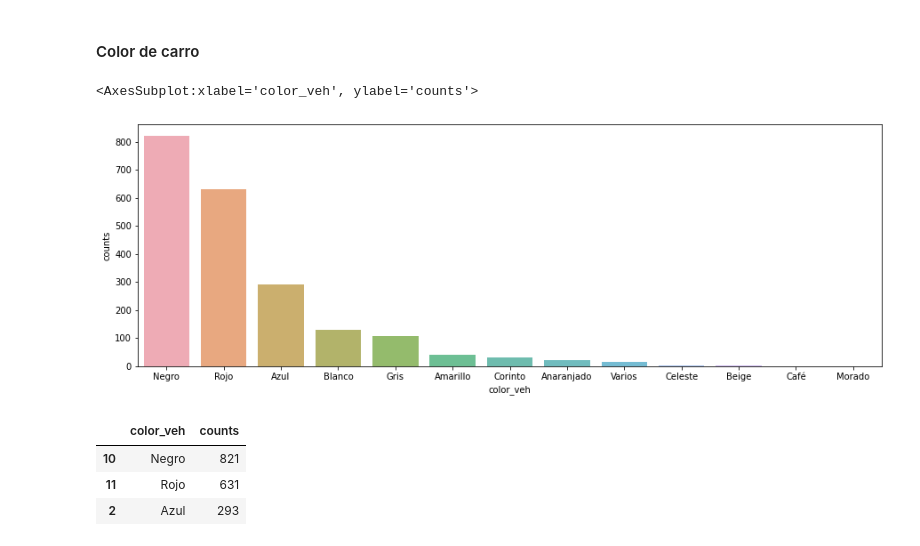
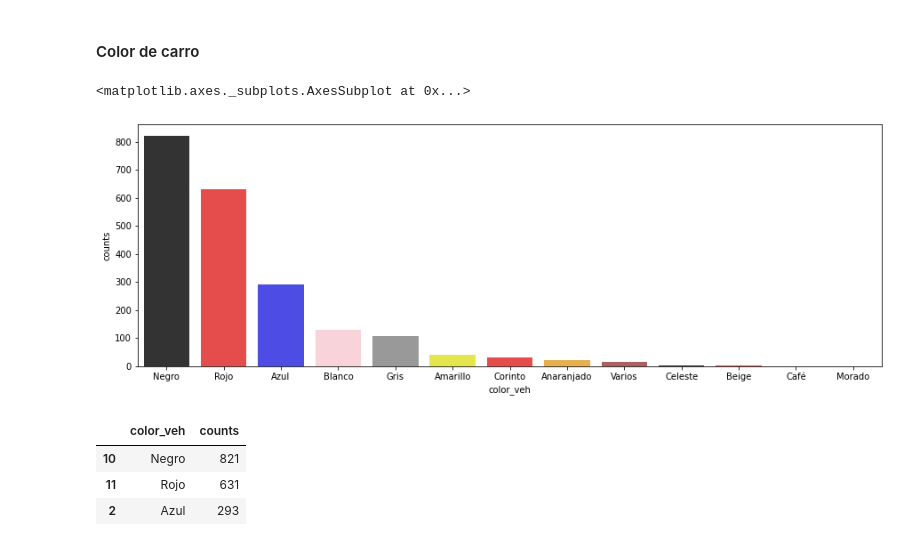
Before and after one commit to gusta257/HDT8_DS, a Jupyter notebook: HDT8.ipynb, the cells around one changed output. Cells and saved outputs as stored; diff of their text form; code cells hidden in the pictures.

```diff
--- a/HDT8.ipynb
+++ b/HDT8.ipynb
@@ -52,3 +79,16 @@ dataAcc_Total.loc[dataAcc_Total['color_veh'] == 17, 'color_veh']  = 'Varios'
+# %%
+dataAcc_Total.loc[dataAcc_Total['mes_ocu'] == 1, 'mes_ocu'] = 'Enero'
+dataAcc_Total.loc[dataAcc_Total['mes_ocu'] == 2, 'mes_ocu']  = 'Febrero'
+dataAcc_Total.loc[dataAcc_Total['mes_ocu'] == 3, 'mes_ocu']  = 'Marzo'
+dataAcc_Total.loc[dataAcc_Total['mes_ocu'] == 4, 'mes_ocu']  = 'Abril'
+dataAcc_Total.loc[dataAcc_Total['mes_ocu'] == 5, 'mes_ocu'] = 'Mayo'
+dataAcc_Total.loc[dataAcc_Total['mes_ocu'] == 6, 'mes_ocu'] = 'Junio'
+dataAcc_Total.loc[dataAcc_Total['mes_ocu'] == 7, 'mes_ocu']  = 'Julio'
+dataAcc_Total.loc[dataAcc_Total['mes_ocu'] == 8, 'mes_ocu']  = 'Agosto'
+dataAcc_Total.loc[dataAcc_Total['mes_ocu'] == 9, 'mes_ocu']  = 'Septiembre'
+dataAcc_Total.loc[dataAcc_Total['mes_ocu'] == 10, 'mes_ocu']  = 'Octubre'
+dataAcc_Total.loc[dataAcc_Total['mes_ocu'] == 11, 'mes_ocu']  = 'Noviembre'
+dataAcc_Total.loc[dataAcc_Total['mes_ocu'] == 12, 'mes_ocu']  = 'Diciembre'
 # %% [markdown]
 ## Eliminación de datos con color "99" y edades con 999
 # %%
@@ -114,11 +154,11 @@ dtype: int64
 # %%
 s = dataAcc_Total.groupby('color_veh').size().reset_index(name='counts').sort_values(ascending=False, by=['counts'])
 fig_dims = (15, 5)
 fig, ax = plt.subplots(figsize=fig_dims)
-sns.barplot(s.color_veh, s.counts, alpha=0.8, ax=ax)
+sns.barplot(s.color_veh, s.counts, alpha=0.8, ax=ax,palette=("black","red","blue","pink","gray","yellow","red","orange","brown"))
 # %% [output]
-<AxesSubplot:xlabel='color_veh', ylabel='counts'>
+<matplotlib.axes._subplots.AxesSubplot at 0x...>
-[figure, old version]
+[figure, new version]
 # %%
 dataAcc_Total.groupby('color_veh').size().reset_index(name='counts').sort_values(by=['counts'], ascending=False).head(3)
 # %% [output]
```
Also changed, not shown: parts of 11 cells of this notebook.
